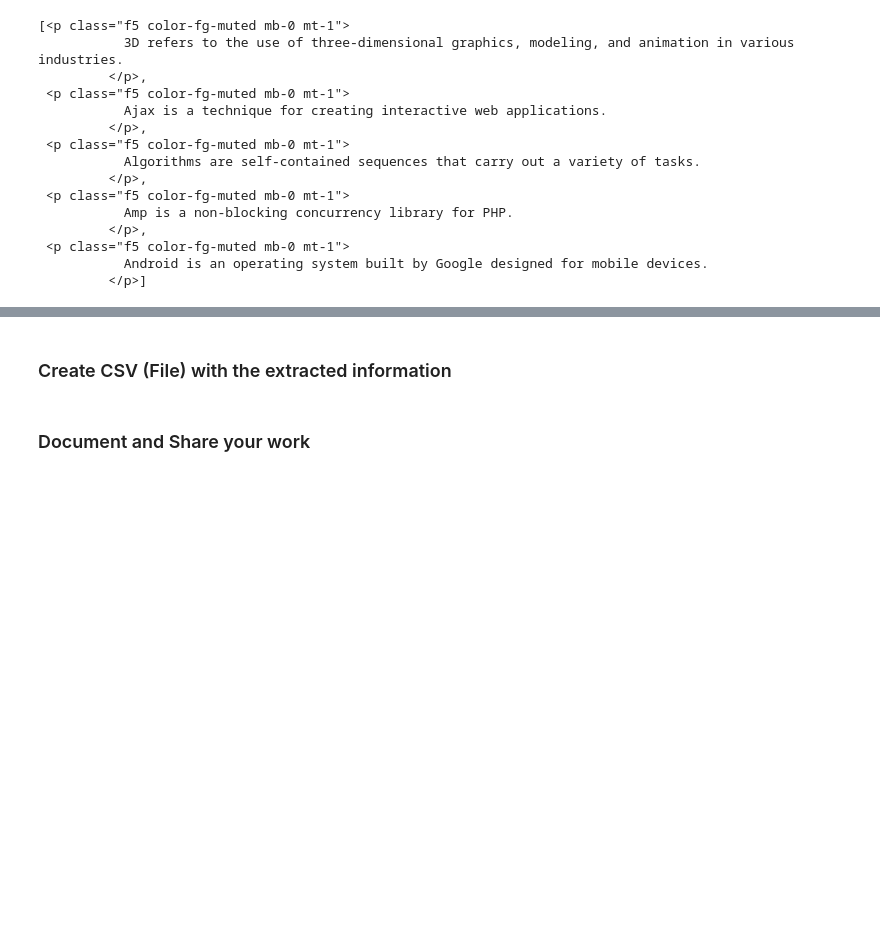
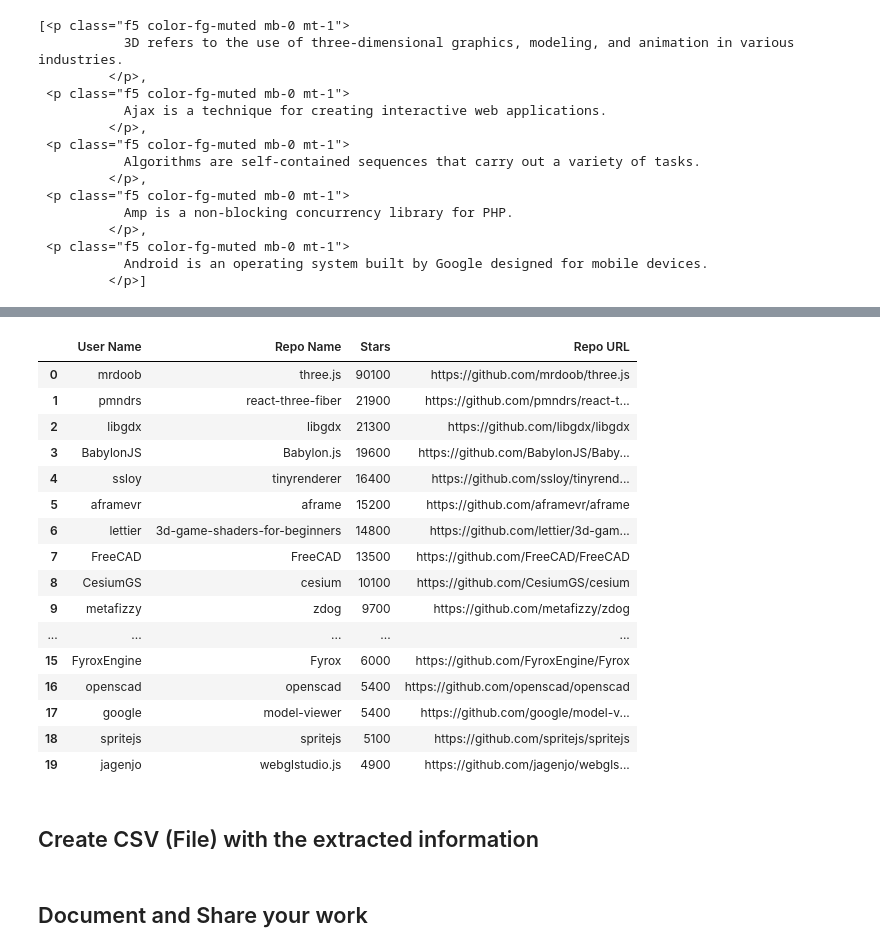
Before and after one commit to anandanraju/Web_Scrapping_GitHub_Top_Repositories, a Jupyter notebook: Web_Scrapping_GitHub_Top_Repositories.ipynb, the cells around one changed output, grey strips where cells are left out. Drawn from its saved outputs; the diff is of its cells as text; code cells hidden in the pictures; blank space fills up the shorter version.

```diff
--- a/Web_Scrapping_GitHub_Top_Repositories.ipynb
+++ b/Web_Scrapping_GitHub_Top_Repositories.ipynb
@@ -158,0 +322,2 @@ topic_desc_tags[:5]
+# %%
+star_tags = topic_doc.find_all('span',class_="Counter js-social-count")
@@ -158,0 +332,6 @@ topic_desc_tags[:5]
+# %%
+def parse_star_count(stars_str):
+    stars_str = stars_str.strip()
+    if stars_str[-1] == 'k':
+        return int(float(stars_str[:-1])*1000)
+    return int(stars_str)
@@ -158,0 +342,8 @@ topic_desc_tags[:5]
+# %%
+def get_repo_info(h3_tag,star_tag): #return all the required info about a repository
+    a_tags = h3_tag.find_all('a')
+    username = a_tags[0].text.strip()
+    repo_name = a_tags[1].text.strip()
+    repo_url = base_url + a_tags[1]['href']
+    stars = parse_star_count(star_tag.text.strip())
+    return username,repo_name,stars,repo_url
@@ -159,2 +472,23 @@ topic_desc_tags[:5]
+# %%
+topic_repos_df = pd.DataFrame(topic_repos_dict)
+topic_repos_df
+# %% [output]
+|  | User Name | Repo Name | Stars | Repo URL |
+| 0 | mrdoob | three.js | 90100 | https://github.com/mrdoob/three.js |
+| 1 | pmndrs | react-three-fiber | 21900 | https://github.com/pmndrs/react-t... |
+| 2 | libgdx | libgdx | 21300 | https://github.com/libgdx/libgdx |
+| 3 | BabylonJS | Babylon.js | 19600 | https://github.com/BabylonJS/Baby... |
+| 4 | ssloy | tinyrenderer | 16400 | https://github.com/ssloy/tinyrend... |
+| 5 | aframevr | aframe | 15200 | https://github.com/aframevr/aframe |
+| 6 | lettier | 3d-game-shaders-for-beginners | 14800 | https://github.com/lettier/3d-gam... |
+| 7 | FreeCAD | FreeCAD | 13500 | https://github.com/FreeCAD/FreeCAD |
+| 8 | CesiumGS | cesium | 10100 | https://github.com/CesiumGS/cesium |
+| 9 | metafizzy | zdog | 9700 | https://github.com/metafizzy/zdog |
+| ... | ... | ... | ... | ... |
+| 15 | FyroxEngine | Fyrox | 6000 | https://github.com/FyroxEngine/Fyrox |
+| 16 | openscad | openscad | 5400 | https://github.com/openscad/openscad |
+| 17 | google | model-viewer | 5400 | https://github.com/google/model-v... |
+| 18 | spritejs | spritejs | 5100 | https://github.com/spritejs/spritejs |
+| 19 | jagenjo | webglstudio.js | 4900 | https://github.com/jagenjo/webgls... |
 # %% [markdown]
-### Create CSV (File) with the extracted information
+## Create CSV (File) with the extracted information
@@ -161,2 +497,2 @@ topic_desc_tags[:5]
 # %% [markdown]
-### Document and Share your work
+## Document and Share your work
```
Also changed, not shown: parts of 51 cells of this notebook.
